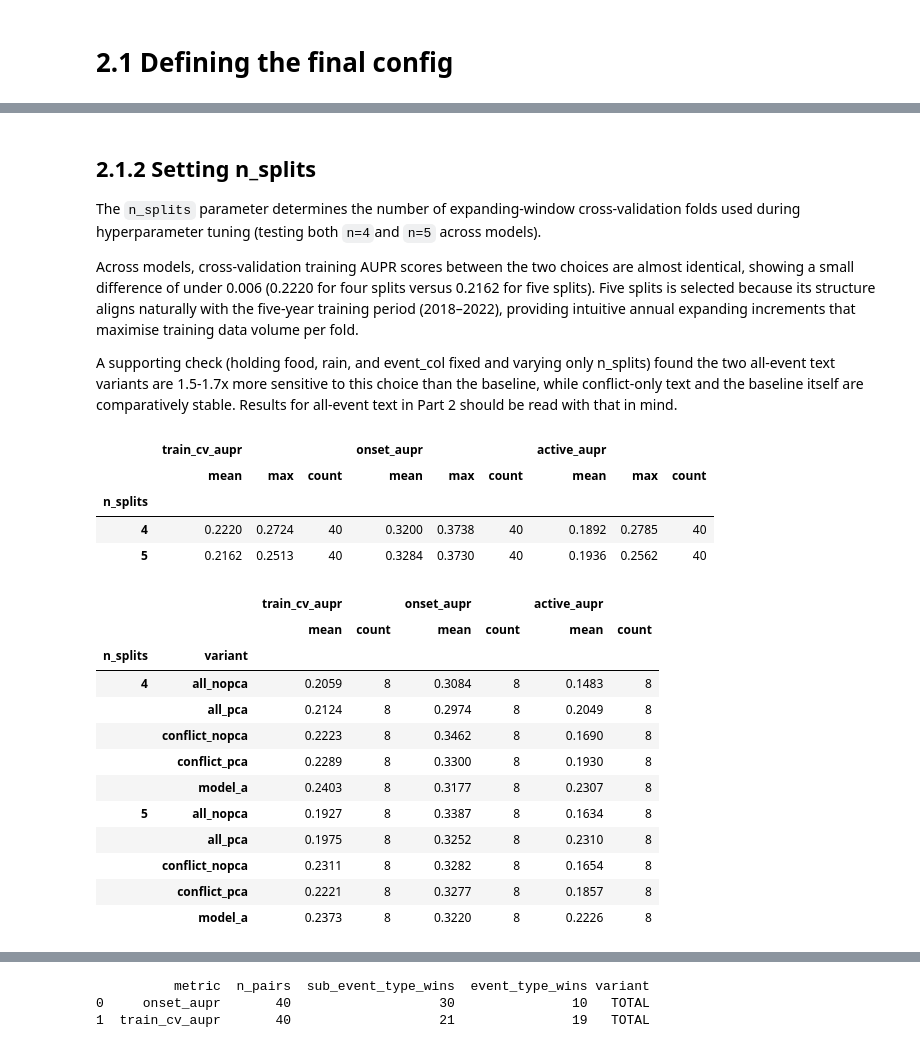
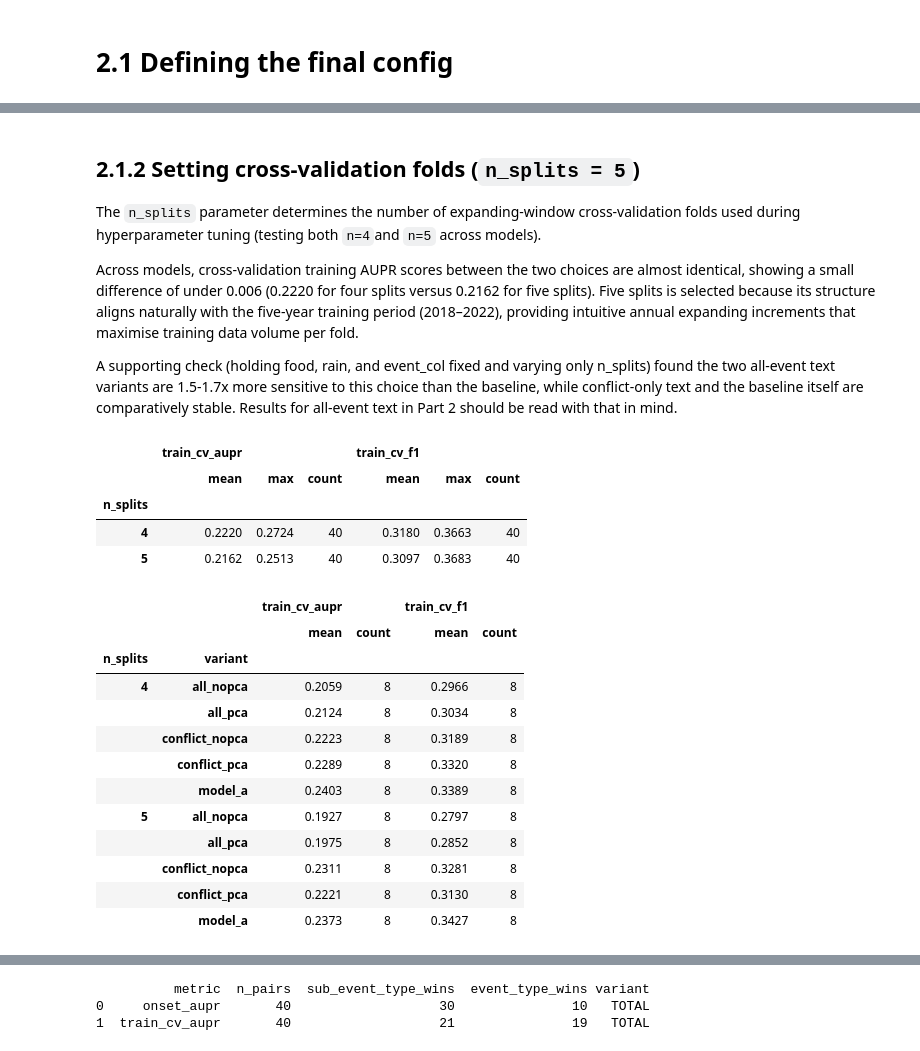
Before and after one commit to eviejones/msc-final-project, a Jupyter notebook: notebooks/03_results.ipynb, the cells around one changed output, grey strips where cells are left out. Drawn from its saved outputs; the diff is of its cells as text; code cells hidden in the pictures.

Commit message:
feat: add results

```diff
--- a/notebooks/03_results.ipynb
+++ b/notebooks/03_results.ipynb
@@ -35,6 +37,7 @@ MODELS = [
     "Model B (all-event text PCA)",
 ]
 # %%
+# Reading in data
 def apply_final_config(df: pd.DataFrame, config) -> pd.DataFrame:
     """Filter the results for the decided config."""
     mask = pd.Series(True, index=df.index)
@@ -60,10 +63,11 @@ def variant_label(row):
 part1_config = {
     "k": 1.75,
     "threshold_fix_applied": True,
+    "seed": 23
 }
 
 
-all_results = pd.read_csv("evaluation/sudan_results.csv")
+all_results = pd.read_csv("evaluation/sudan_results_final.csv")
 results = apply_final_config(all_results, part1_config)
 results["variant"] = results.apply(variant_label, axis=1)
 # %%
@@ -391,5 +422,5 @@ However for the final comparison between Model A and Model B variants, food and
 # %% [markdown]
-## 2.1.2 Setting n_splits
+## 2.1.2 Setting cross-validation folds (`n_splits = 5`)
 
 The `n_splits` parameter determines the number of expanding-window cross-validation folds used during hyperparameter tuning (testing both `n=4`and `n=5` across models).
 
@@ -398,30 +429,30 @@ Across models, cross-validation training AUPR scores between the two choices are
 A supporting check (holding food, rain, and event_col fixed and varying only n_splits) found the two all-event text variants are 1.5-1.7x more
 sensitive to this choice than the baseline, while conflict-only text and the baseline itself are comparatively stable. Results for all-event text in Part 2 should be read with that in mind.
 # %%
-metrics = ["train_cv_aupr", "onset_aupr", "active_aupr"]
+metrics = ["train_cv_aupr", "train_cv_f1"]
 
 results.groupby("n_splits")[metrics].agg(["mean", "max", "count"]).round(4)
 # %% [output]
-|  | train_cv_aupr |  |  | onset_aupr |  |  | active_aupr |  |  |
-|  | mean | max | count | mean | max | count | mean | max | count |
-| n_splits |  |  |  |  |  |  |  |  |  |
-| 4 | 0.2220 | 0.2724 | 40 | 0.3200 | 0.3738 | 40 | 0.1892 | 0.2785 | 40 |
-| 5 | 0.2162 | 0.2513 | 40 | 0.3284 | 0.3730 | 40 | 0.1936 | 0.2562 | 40 |
+|  | train_cv_aupr |  |  | train_cv_f1 |  |  |
+|  | mean | max | count | mean | max | count |
+| n_splits |  |  |  |  |  |  |
+| 4 | 0.2220 | 0.2724 | 40 | 0.3180 | 0.3663 | 40 |
+| 5 | 0.2162 | 0.2513 | 40 | 0.3097 | 0.3683 | 40 |
 # %%
 results["variant"] = results.apply(variant_label, axis=1)
 results.groupby(["n_splits", "variant"])[metrics].agg(["mean", "count"]).round(4)
 # %% [output]
-|  |  | train_cv_aupr |  | onset_aupr |  | active_aupr |  |
-|  |  | mean | count | mean | count | mean | count |
-| n_splits | variant |  |  |  |  |  |  |
-| 4 | all_nopca | 0.2059 | 8 | 0.3084 | 8 | 0.1483 | 8 |
-|  | all_pca | 0.2124 | 8 | 0.2974 | 8 | 0.2049 | 8 |
-|  | conflict_nopca | 0.2223 | 8 | 0.3462 | 8 | 0.1690 | 8 |
-|  | conflict_pca | 0.2289 | 8 | 0.3300 | 8 | 0.1930 | 8 |
-|  | model_a | 0.2403 | 8 | 0.3177 | 8 | 0.2307 | 8 |
-| 5 | all_nopca | 0.1927 | 8 | 0.3387 | 8 | 0.1634 | 8 |
-|  | all_pca | 0.1975 | 8 | 0.3252 | 8 | 0.2310 | 8 |
-|  | conflict_nopca | 0.2311 | 8 | 0.3282 | 8 | 0.1654 | 8 |
-|  | conflict_pca | 0.2221 | 8 | 0.3277 | 8 | 0.1857 | 8 |
-|  | model_a | 0.2373 | 8 | 0.3220 | 8 | 0.2226 | 8 |
+|  |  | train_cv_aupr |  | train_cv_f1 |  |
+|  |  | mean | count | mean | count |
+| n_splits | variant |  |  |  |  |
+| 4 | all_nopca | 0.2059 | 8 | 0.2966 | 8 |
+|  | all_pca | 0.2124 | 8 | 0.3034 | 8 |
+|  | conflict_nopca | 0.2223 | 8 | 0.3189 | 8 |
+|  | conflict_pca | 0.2289 | 8 | 0.3320 | 8 |
+|  | model_a | 0.2403 | 8 | 0.3389 | 8 |
+| 5 | all_nopca | 0.1927 | 8 | 0.2797 | 8 |
+|  | all_pca | 0.1975 | 8 | 0.2852 | 8 |
+|  | conflict_nopca | 0.2311 | 8 | 0.3281 | 8 |
+|  | conflict_pca | 0.2221 | 8 | 0.3130 | 8 |
+|  | model_a | 0.2373 | 8 | 0.3427 | 8 |
 # %% [markdown]
```
Also changed, not shown: parts of 40 cells of this notebook, 1 other file.
